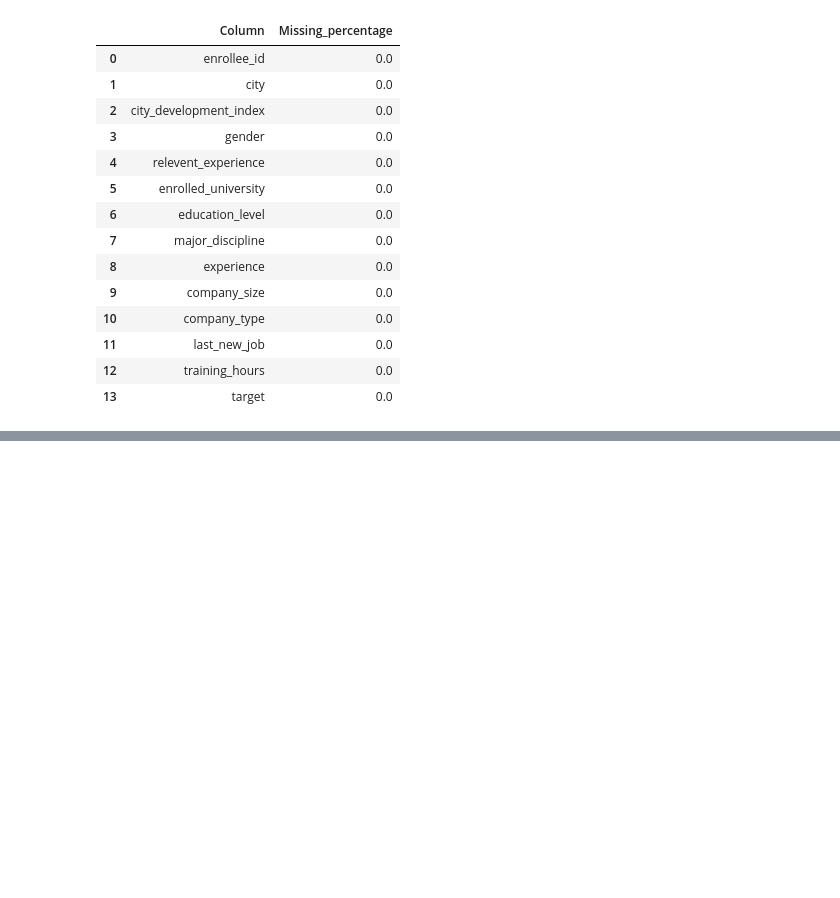
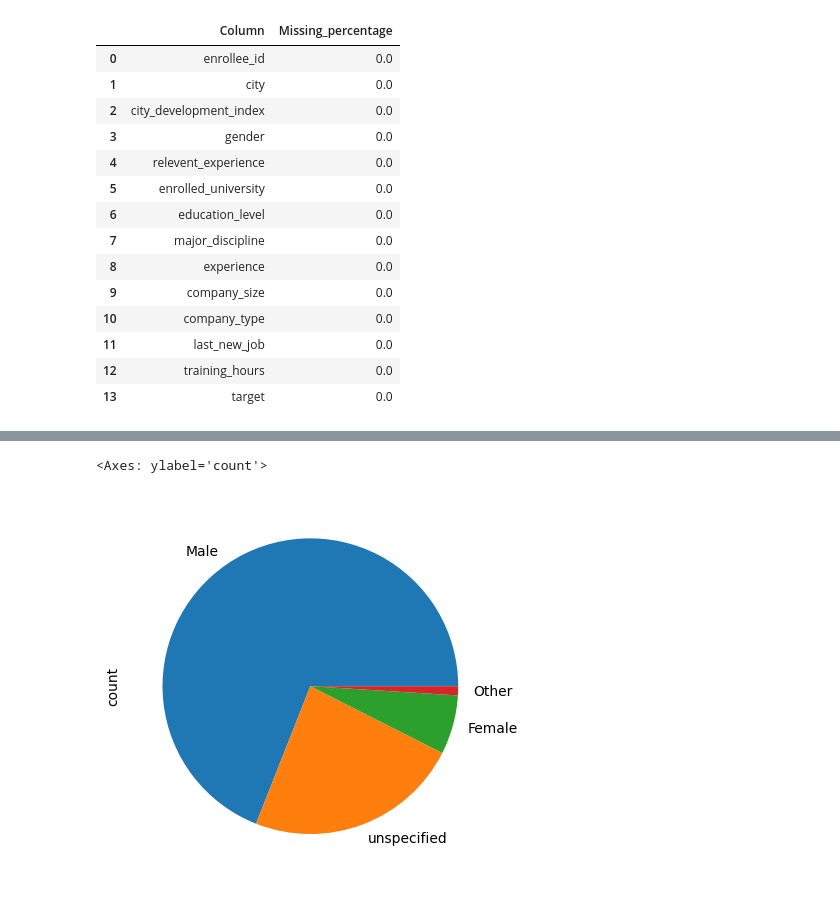
Before and after one commit to purity123-kaluku/Pandas-Tutorial, a Jupyter notebook: 5.Data Analysis.ipynb, the cells around one changed output, grey strips where cells are left out. Saved outputs shown, nothing was run; the diff lists cells and outputs as text; code cells hidden in the pictures; blank space fills up the shorter version.

```diff
--- a/5.Data Analysis.ipynb
+++ b/5.Data Analysis.ipynb
@@ -451,0 +478,5 @@ missing_percentage(df_train)
+# %%
+df_train['gender'].value_counts().plot(kind = 'pie')
+# %% [output]
+<Axes: ylabel='count'>
+[figure, added]
```
Also changed, not shown: parts of 10 cells of this notebook, 5 other files.
